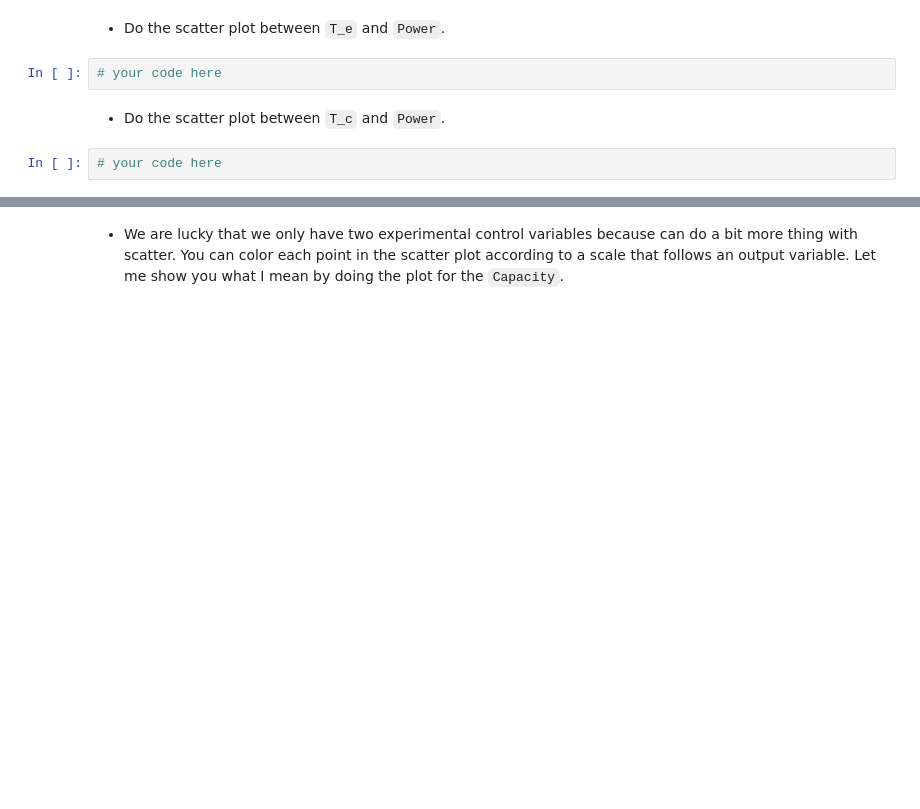
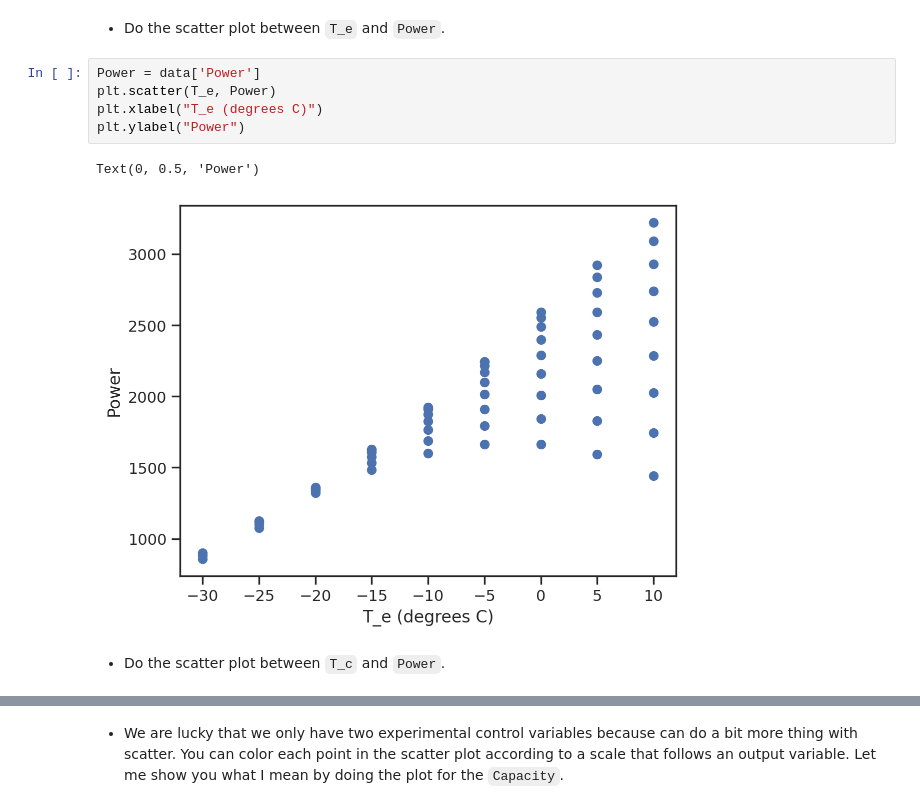
Before and after one commit to NinjaKiwi92/My-First-Repository, a Jupyter notebook: lecture04/homework_04.ipynb, the cells around one changed output, grey strips where cells are left out. Cells and saved outputs as stored; diff of their text form; blank space fills up the shorter version.

```diff
--- a/lecture04/homework_04.ipynb
+++ b/lecture04/homework_04.ipynb
@@ -76,8 +91,12 @@ NameError: name 'compressor_data' is not defined
 # %% [markdown]
 + Do the scatter plot between `T_e` and `Power`.
-# %%
-# your code here
+# %%
+Power = data['Power']
+plt.scatter(T_e, Power)
+plt.xlabel("T_e (degrees C)")
+plt.ylabel("Power")
+# %% [output]
+Text(0, 0.5, 'Power')
+[figure, added]
 # %% [markdown]
 + Do the scatter plot between `T_c` and `Power`.
-# %%
-# your code here
```
Also changed, not shown: parts of 12 cells of this notebook.
